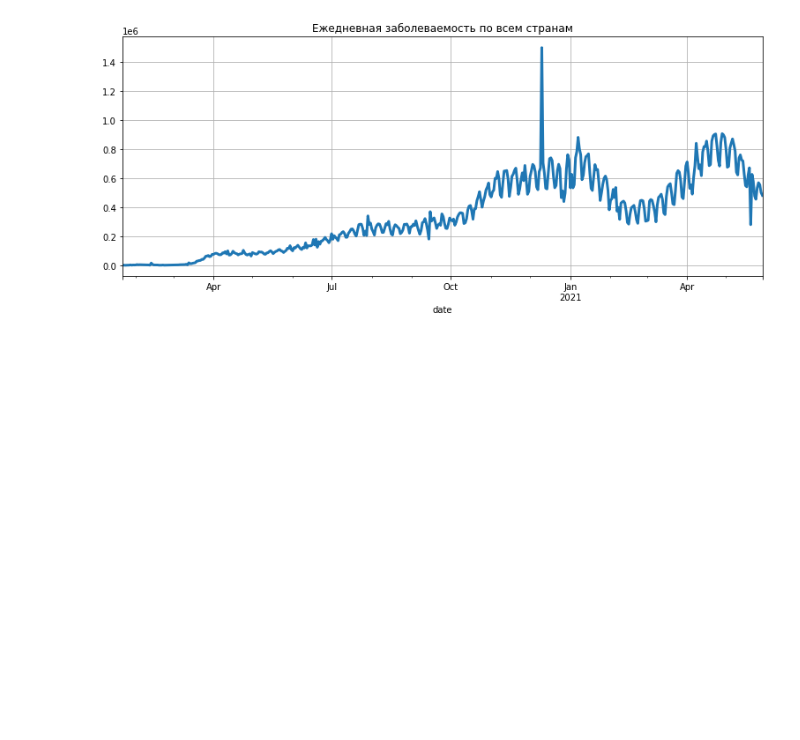
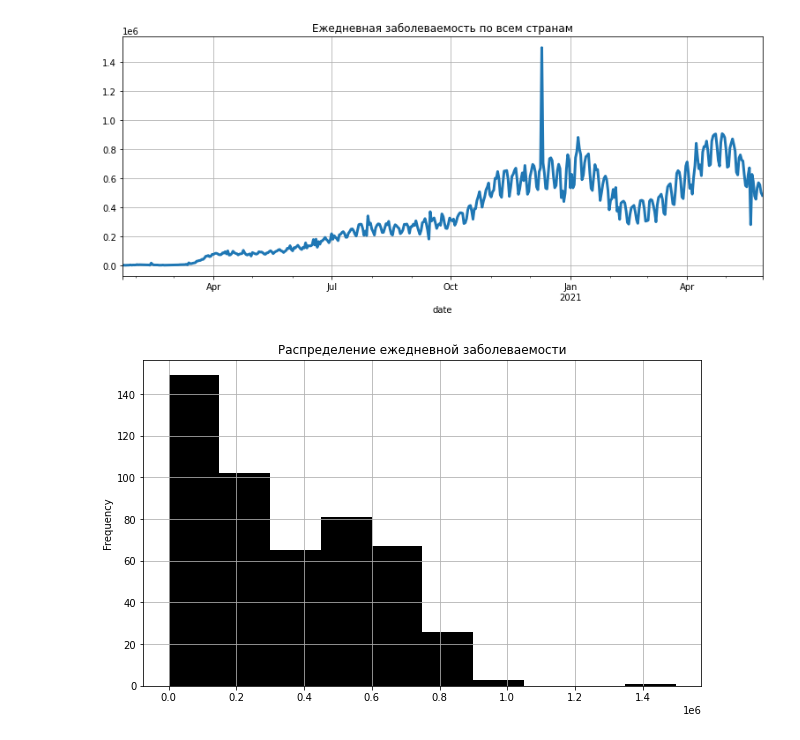
Before and after one commit to FreeRadical1320/sf_data_science, a Jupyter notebook: practice/python 13 covid.ipynb, the cells around one changed output. Cells and saved outputs as stored; diff of their text form; code cells hidden in the pictures; blank space fills up the shorter version.

```diff
--- a/practice/python 13 covid.ipynb
+++ b/practice/python 13 covid.ipynb
@@ -146,3 +182,14 @@ grouped_cases.plot(
 );
 # %% [output]
 [figure]
+# %%
+grouped_cases.plot(
+    kind='hist',
+    figsize=(10, 6),
+    title='Распределение ежедневной заболеваемости',
+    grid = True,
+    color = 'black',
+    bins=10
+);
+# %% [output]
+[figure, added]
```
Also changed, not shown: parts of 23 cells of this notebook.
